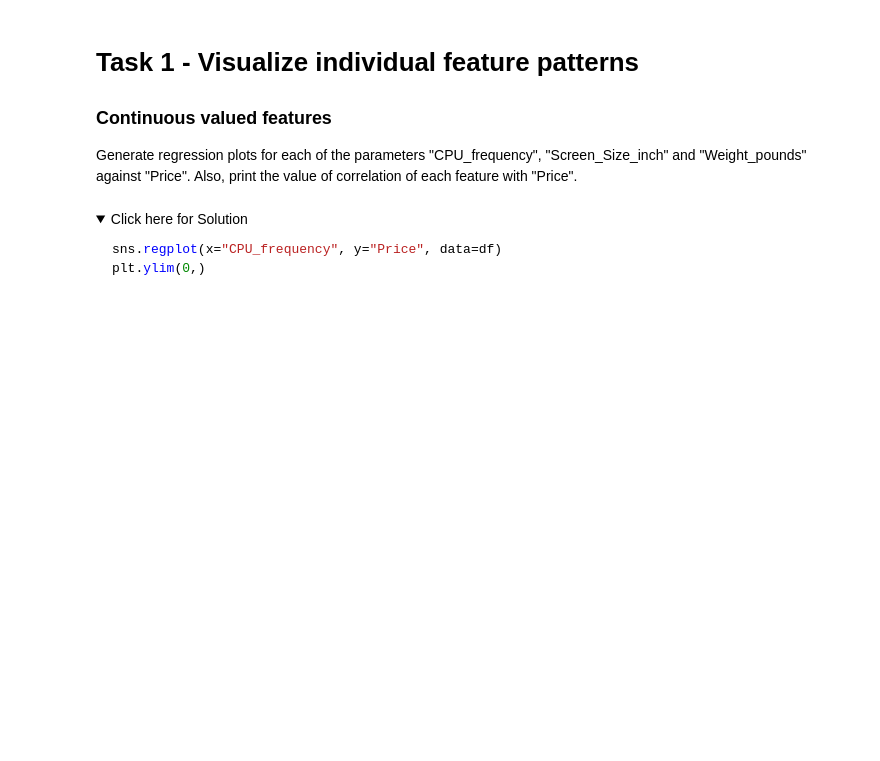
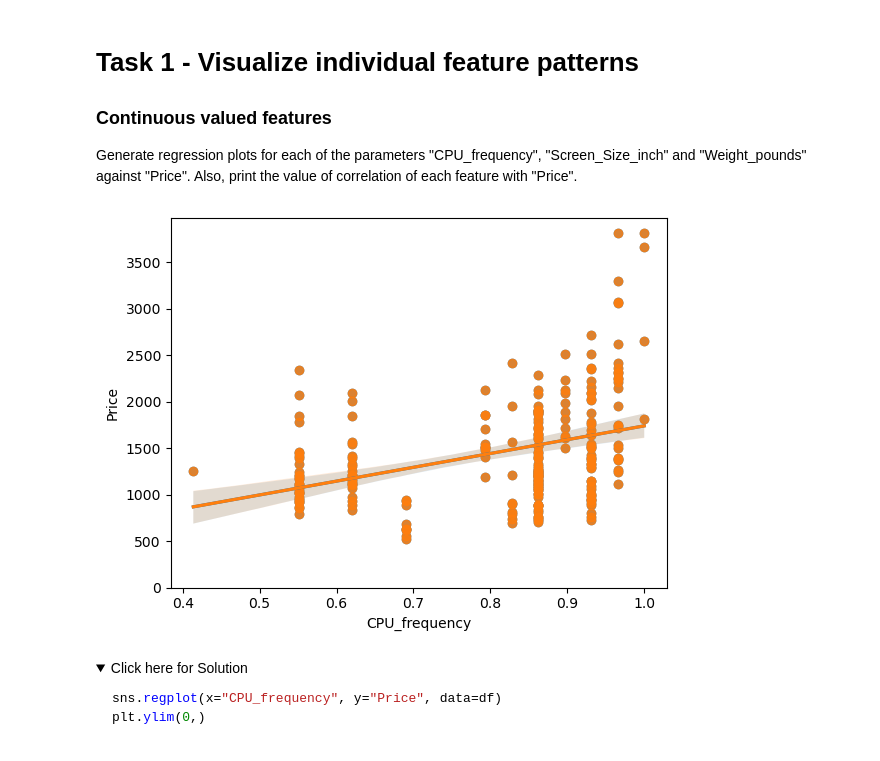
Before and after one commit to Developer-Ahmed-Ayman-khedr/IBM-Exercises, a Jupyter notebook: Course_code/Course7/Module3/Exploratory_data_analysis.jupyterlite/Exploratory_data_analysis.jupyterlite.ipynb, the cells around one changed output. Drawn from its saved outputs; the diff is of its cells as text; code cells hidden in the pictures; folded sections open; blank space fills up the shorter version.

```diff
--- a/Course_code/Course7/Module3/Exploratory_data_analysis.jupyterlite/Exploratory_data_analysis.jupyterlite.ipynb
+++ b/Course_code/Course7/Module3/Exploratory_data_analysis.jupyterlite/Exploratory_data_analysis.jupyterlite.ipynb
@@ -67,3 +69,6 @@ async def download(url, filename):
 # %%
 filepath="https://cf-courses-data.s3.us.cloud-object-storage.appdomain.cloud/IBMDeveloperSkillsNetwork-DA0101EN-Coursera/laptop_pricing_dataset_mod2.csv"
+# %%
+df = pd.read_csv(filepath)
+df.to_csv("laptop_pricing_dataset_Before_Work.csv", index=False)
 # %%
@@ -72,7 +77,7 @@ file_name="laptops.csv"
 # %% [markdown]
 Import the file to a pandas dataframe.
 # %%
-df = pd.read_csv(file_name, header=0)
+#df = pd.read_csv(file_name, header=0)
 # %% [markdown]
 > Note: This version of the lab is working on JupyterLite, which requires the dataset to be downloaded to the interface. While working on the downloaded version of this notebook on their local machines, the learners can simply **skip the steps above**, and simply use the URL directly in the `pandas.read_csv()` function. You can uncomment and run the statements in the cell below.
 # %%
@@ -90,6 +102,11 @@ Generate regression plots for each of the parameters "CPU_frequency", "Screen_Si
 # %%
 # Write your code below and press Shift+Enter to execute
 # CPU_frequency plot
+sns.regplot(x="CPU_frequency", y="Price", data=df)
+plt.ylim(0,)
+plt.show()
+# %% [output]
+[figure, added]
 # %% [markdown]
 <details>
     <summary>Click here for Solution</summary>
```
Also changed, not shown: parts of 20 cells of this notebook, 32 other files.
